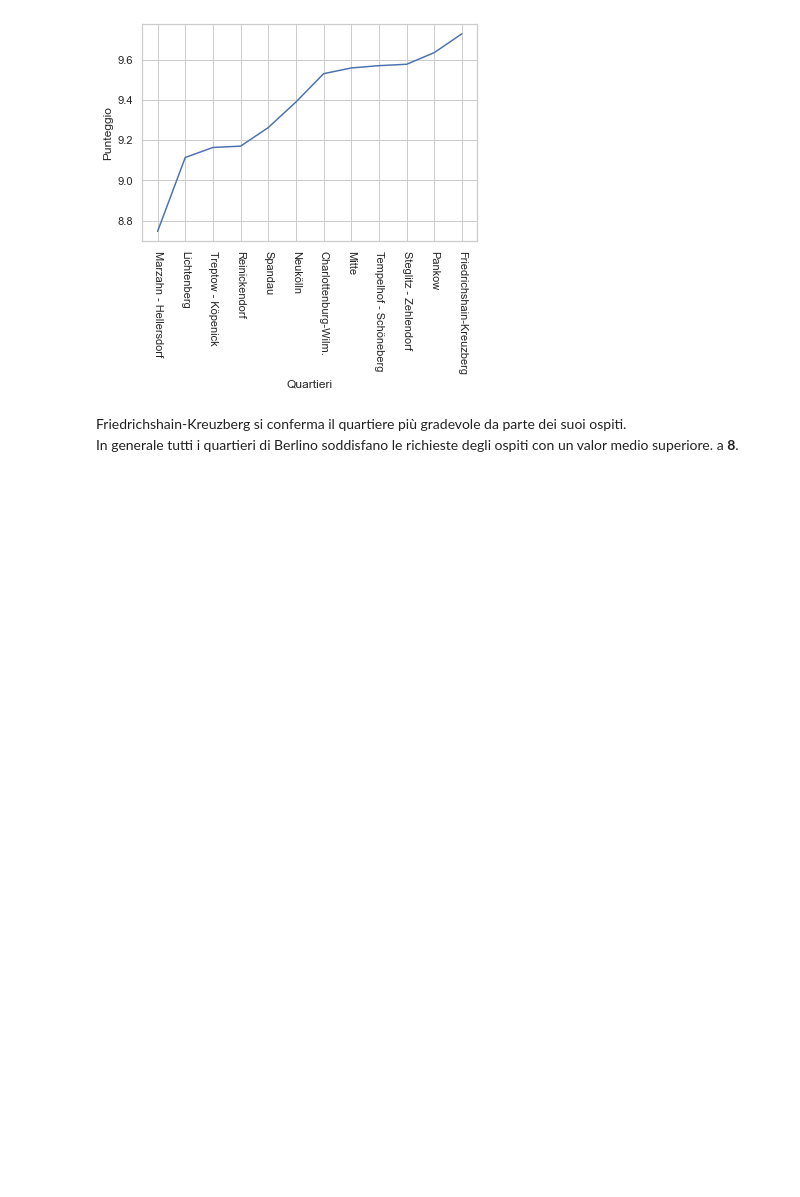
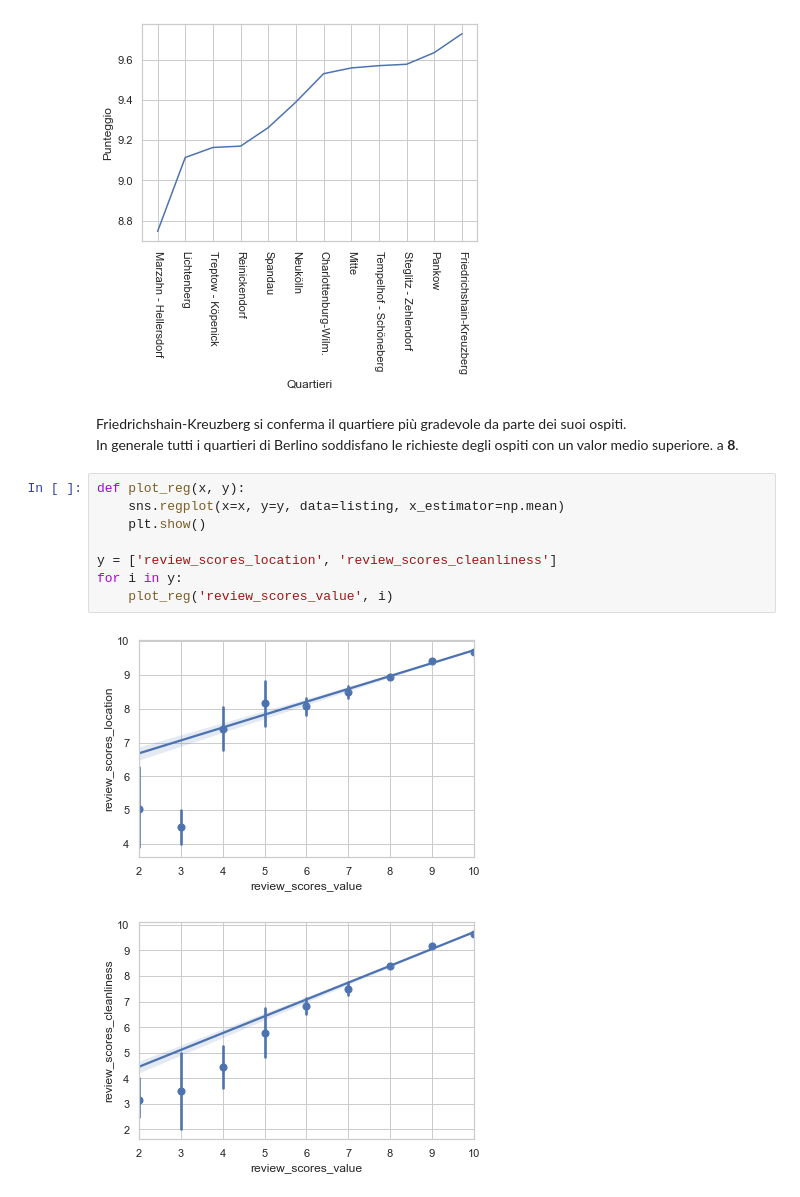
Before and after one commit to ff225/DataAnalytics, a Jupyter notebook: BerlinAirBnb.ipynb, the cells around one changed output. Cells and saved outputs as stored; diff of their text form; blank space fills up the shorter version.

```diff
--- a/BerlinAirBnb.ipynb
+++ b/BerlinAirBnb.ipynb
@@ -261,3 +261,14 @@ Text(0, 0.5, 'Punteggio')
 Friedrichshain-Kreuzberg si conferma il quartiere più gradevole da parte dei suoi ospiti. <br>
 In generale tutti i quartieri di Berlino soddisfano le richieste degli ospiti con un valor medio superiore.
 a __8__.
+# %%
+def plot_reg(x, y):
+    sns.regplot(x=x, y=y, data=listing, x_estimator=np.mean)
+    plt.show()
+
+y = ['review_scores_location', 'review_scores_cleanliness']
+for i in y:
+    plot_reg('review_scores_value', i)
+# %% [output]
+[figure, added]
+[figure, added]
```
Also changed, not shown: parts of 3 cells of this notebook.
